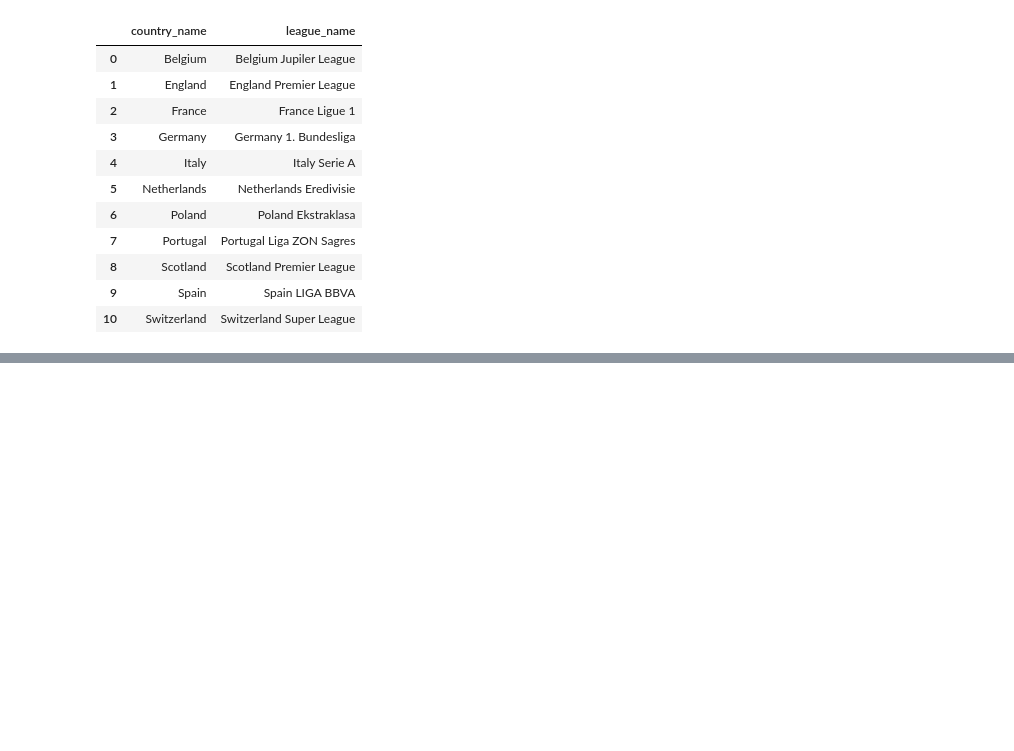
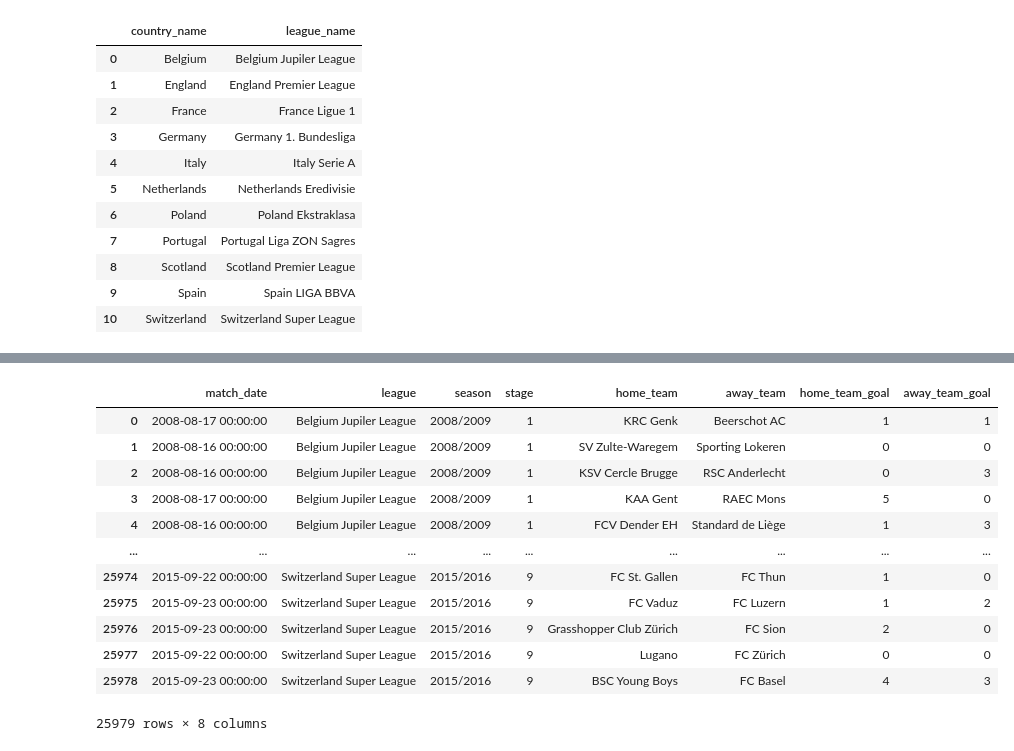
Before and after one commit to chiranjivsethi/Europian_Soccer_Analysis, a Jupyter notebook: analysis.ipynb, the cells around one changed output, grey strips where cells are left out. Saved outputs shown, nothing was run; the diff lists cells and outputs as text; code cells hidden in the pictures; blank space fills up the shorter version.

```diff
--- a/analysis.ipynb
+++ b/analysis.ipynb
@@ -60,0 +96,37 @@ table
+# %%
+sql = """
+        SELECT
+            M.date AS match_date,
+            L.name as league,
+            M.season,
+            M.stage,
+            HT.team_long_name AS home_team,
+            AT.team_long_name AS away_team,
+            M.home_team_goal,
+            M.away_team_goal
+        FROM Match AS M
+        INNER JOIN League AS L
+        ON M.league_id = L.id
+        INNER JOIN Team AS HT
+        ON M.home_team_api_id = HT.team_api_id
+        INNER JOIN Team AS AT
+        ON M.away_team_api_id = AT.team_api_id
+        """
+
+table = pd.read_sql(sql, connection)
+
+table
+# %% [output]
+|  | match_date | league | season | stage | home_team | away_team | home_team_goal | away_team_goal |
+| 0 | 2008-08-17 00:00:00 | Belgium Jupiler League | 2008/2009 | 1 | KRC Genk | Beerschot AC | 1 | 1 |
+| 1 | 2008-08-16 00:00:00 | Belgium Jupiler League | 2008/2009 | 1 | SV Zulte-Waregem | Sporting Lokeren | 0 | 0 |
+| 2 | 2008-08-16 00:00:00 | Belgium Jupiler League | 2008/2009 | 1 | KSV Cercle Brugge | RSC Anderlecht | 0 | 3 |
+| 3 | 2008-08-17 00:00:00 | Belgium Jupiler League | 2008/2009 | 1 | KAA Gent | RAEC Mons | 5 | 0 |
+| 4 | 2008-08-16 00:00:00 | Belgium Jupiler League | 2008/2009 | 1 | FCV Dender EH | Standard de Liège | 1 | 3 |
+| ... | ... | ... | ... | ... | ... | ... | ... | ... |
+| 25974 | 2015-09-22 00:00:00 | Switzerland Super League | 2015/2016 | 9 | FC St. Gallen | FC Thun | 1 | 0 |
+| 25975 | 2015-09-23 00:00:00 | Switzerland Super League | 2015/2016 | 9 | FC Vaduz | FC Luzern | 1 | 2 |
+| 25976 | 2015-09-23 00:00:00 | Switzerland Super League | 2015/2016 | 9 | Grasshopper Club Zürich | FC Sion | 2 | 0 |
+| 25977 | 2015-09-22 00:00:00 | Switzerland Super League | 2015/2016 | 9 | Lugano | FC Zürich | 0 | 0 |
+| 25978 | 2015-09-23 00:00:00 | Switzerland Super League | 2015/2016 | 9 | BSC Young Boys | FC Basel | 4 | 3 |
+25979 rows × 8 columns
```
Also changed, not shown: parts of 2 cells of this notebook.
